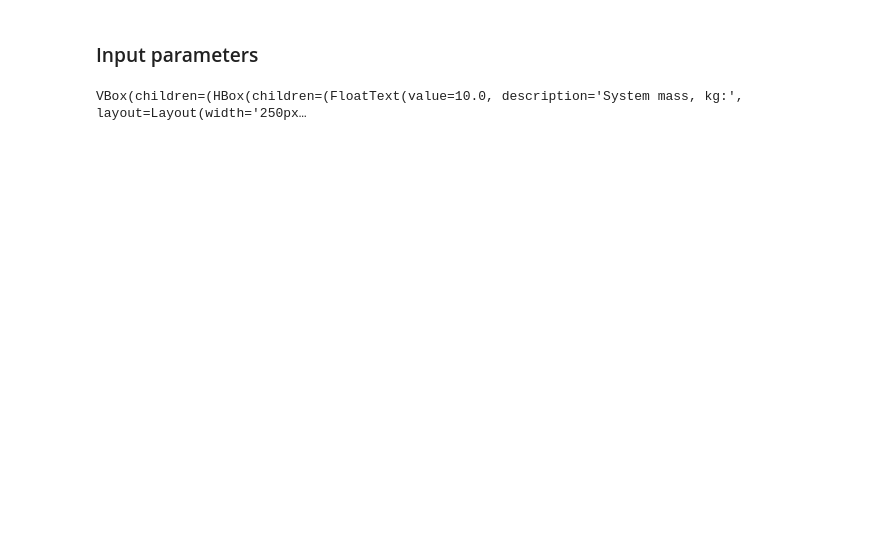
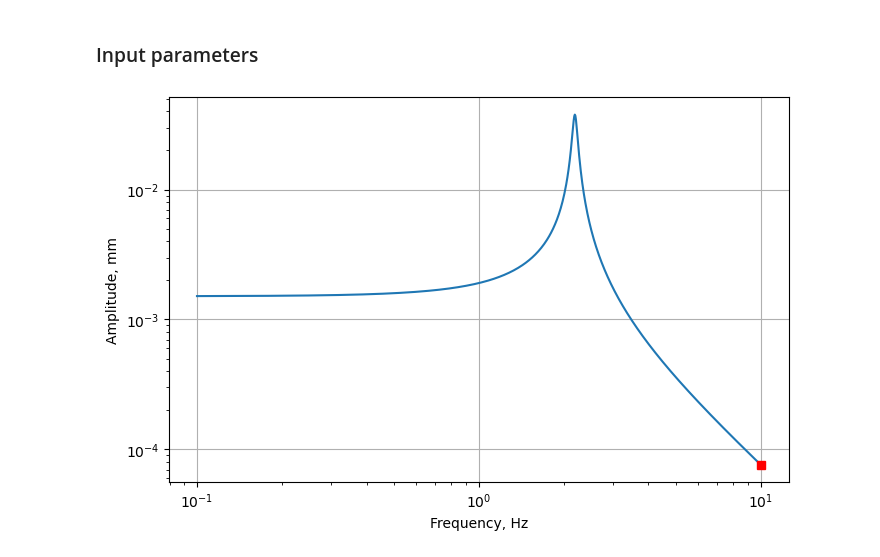
Before and after one commit to mlucasq/dynamics, a Jupyter notebook: notebooks/wind_turbine.ipynb, the cells around one changed output. Cells and saved outputs as stored; diff of their text form; code cells hidden in the pictures; blank space fills up the shorter version.

```diff
--- a/notebooks/wind_turbine.ipynb
+++ b/notebooks/wind_turbine.ipynb
@@ -260,6 +260,14 @@ def update_output(*args):
         = {np.round((blade_mass.value)*eccentricity.value/(system_mass.value - blade_mass.value)*1e3,ndec.value)} ~\mathrm{{mm}}
         """))
 
+        # Display LaTeX
+        display(Math(f"""
+        \\text{{so }} \\left|X\\right|
+        = \\frac{{m_{{\\varepsilon}} \\varepsilon \\omega^2}}{{\\omega^2 m}}
+        = \\frac{{m_{{\\varepsilon}} \\varepsilon}}{{m}}
+        = \\frac{{{blade_mass.value} \\times {eccentricity.value}}}{{{system_mass.value - blade_mass.value}}}
+        =
+        """))
 
 
     with plot_output:
@@ -278,32 +286,32 @@ def update_output(*args):
         plt.grid(True)
         plt.yscale('log', base=10)
         plt.xscale('log', base=10)
         # plt.legend()
         plt.show()
 
 # Link updates
 for w in [system_mass, blade_mass, stiffness, eccentricity, damping_ratio, ndec, rotor_speed]:
     w.observe(update_output, names='value')
 
 
 # Layout
 ui1 = VBox([
     HBox([system_mass, blade_mass, stiffness]),
     HBox([eccentricity, damping_ratio, ndec]),
     rotor_speed,
 ])
 
 
 ui2 = VBox([
     results_output,
     plot_output# all results shown here
 ])
 
 display(ui1)
 # Run once to initialize
 update_output()
 
 display(ui2)
 # %% [output]
-VBox(children=(HBox(children=(FloatText(value=10.0, description='System mass, kg:', layout=Layout(width='250px…
+[figure, added]
 [interactive output not drawn]
```
Also changed, not shown: 2 other files.
